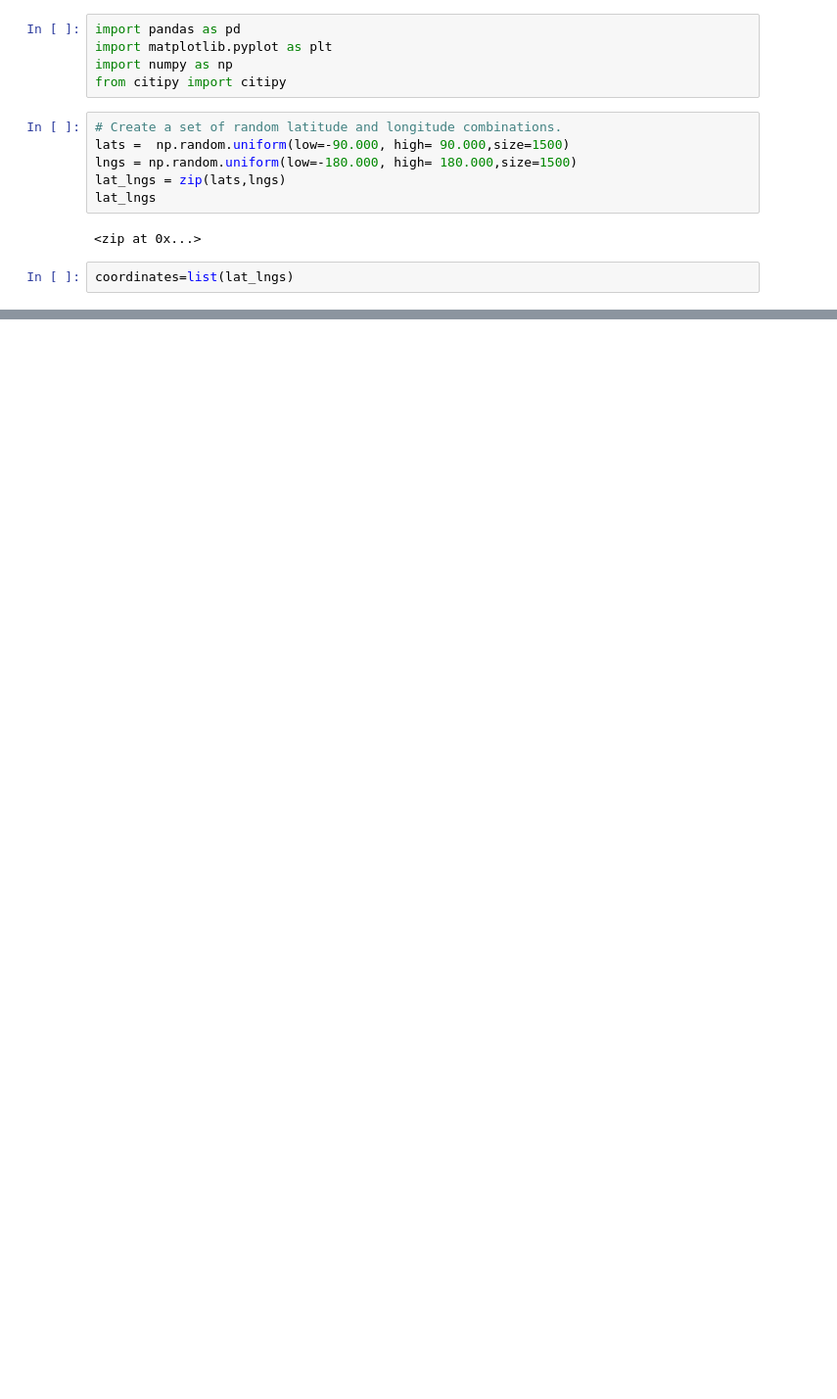
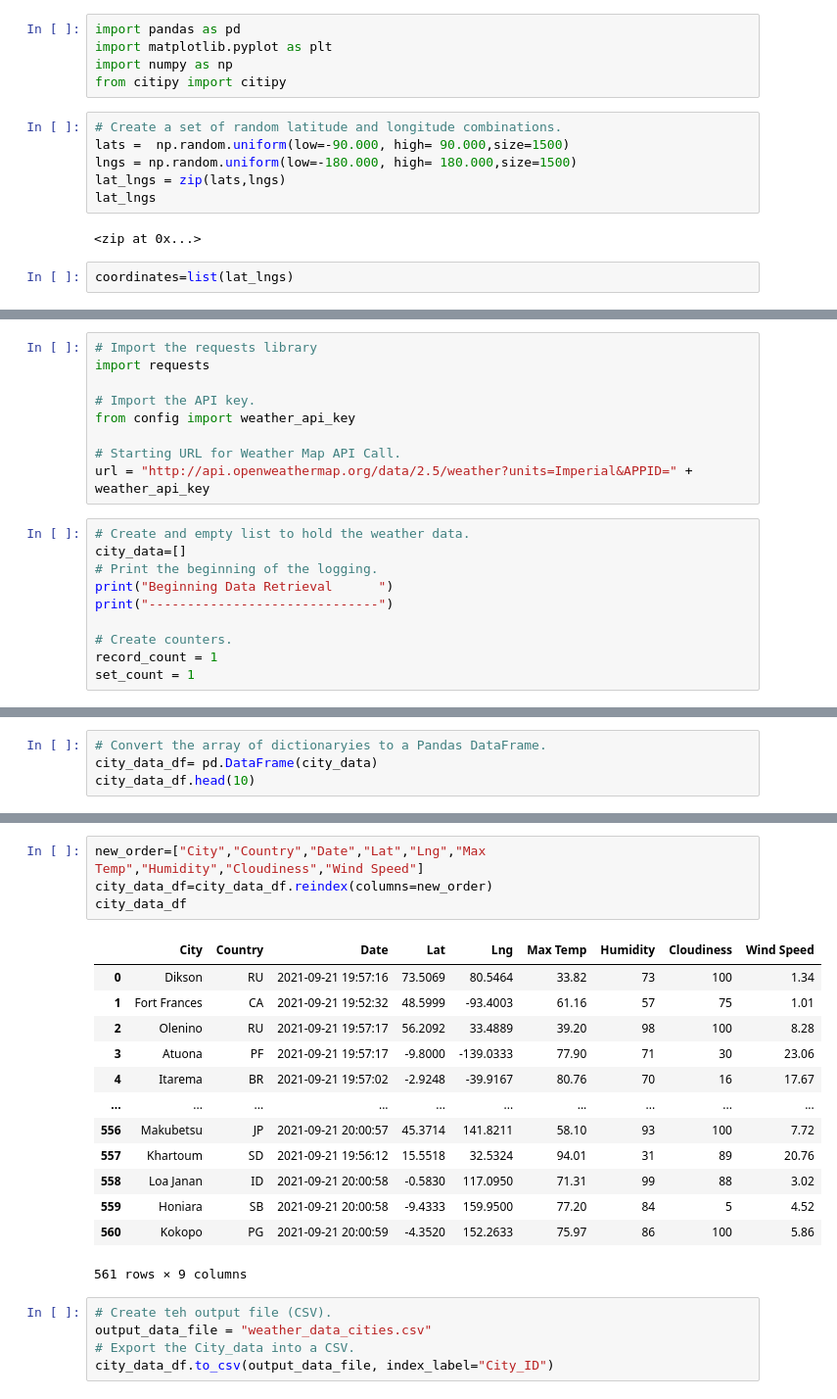
Before and after one commit to linnearice/world_weather_analysis, a Jupyter notebook: WeatherPy.ipynb, the cells around one changed output, grey strips where cells are left out. Shown at 98% size. Cells and saved outputs as stored; diff of their text form; blank space fills up the shorter version.

```diff
--- a/WeatherPy.ipynb
+++ b/WeatherPy.ipynb
@@ -28,0 +32,19 @@ len(cities)
+# %%
+# Import the requests library
+import requests
+
+# Import the API key.
+from config import weather_api_key
+
+# Starting URL for Weather Map API Call.
+url = "http://api.openweathermap.org/data/2.5/weather?units=Imperial&APPID=" + weather_api_key
+# %%
+# Create and empty list to hold the weather data.
+city_data=[]
+# Print the beginning of the logging.
+print("Beginning Data Retrieval      ")
+print("------------------------------")
+
+# Create counters.
+record_count = 1
+set_count = 1
@@ -28,0 +123,4 @@ len(cities)
+# %%
+# Convert the array of dictionaryies to a Pandas DataFrame.
+city_data_df= pd.DataFrame(city_data)
+city_data_df.head(10)
@@ -28,0 +139,23 @@ len(cities)
+# %%
+new_order=["City","Country","Date","Lat","Lng","Max Temp","Humidity","Cloudiness","Wind Speed"]
+city_data_df=city_data_df.reindex(columns=new_order)
+city_data_df
+# %% [output]
+|  | City | Country | Date | Lat | Lng | Max Temp | Humidity | Cloudiness | Wind Speed |
+| 0 | Dikson | RU | 2021-09-21 19:57:16 | 73.5069 | 80.5464 | 33.82 | 73 | 100 | 1.34 |
+| 1 | Fort Frances | CA | 2021-09-21 19:52:32 | 48.5999 | -93.4003 | 61.16 | 57 | 75 | 1.01 |
+| 2 | Olenino | RU | 2021-09-21 19:57:17 | 56.2092 | 33.4889 | 39.20 | 98 | 100 | 8.28 |
+| 3 | Atuona | PF | 2021-09-21 19:57:17 | -9.8000 | -139.0333 | 77.90 | 71 | 30 | 23.06 |
+| 4 | Itarema | BR | 2021-09-21 19:57:02 | -2.9248 | -39.9167 | 80.76 | 70 | 16 | 17.67 |
+| ... | ... | ... | ... | ... | ... | ... | ... | ... | ... |
+| 556 | Makubetsu | JP | 2021-09-21 20:00:57 | 45.3714 | 141.8211 | 58.10 | 93 | 100 | 7.72 |
+| 557 | Khartoum | SD | 2021-09-21 19:56:12 | 15.5518 | 32.5324 | 94.01 | 31 | 89 | 20.76 |
+| 558 | Loa Janan | ID | 2021-09-21 20:00:58 | -0.5830 | 117.0950 | 71.31 | 99 | 88 | 3.02 |
+| 559 | Honiara | SB | 2021-09-21 20:00:58 | -9.4333 | 159.9500 | 77.20 | 84 | 5 | 4.52 |
+| 560 | Kokopo | PG | 2021-09-21 20:00:59 | -4.3520 | 152.2633 | 75.97 | 86 | 100 | 5.86 |
+561 rows × 9 columns
+# %%
+# Create teh output file (CSV).
+output_data_file = "weather_data_cities.csv"
+# Export the City_data into a CSV.
+city_data_df.to_csv(output_data_file, index_label="City_ID")
```
Also changed, not shown: parts of 6 cells of this notebook, 3 other files.
